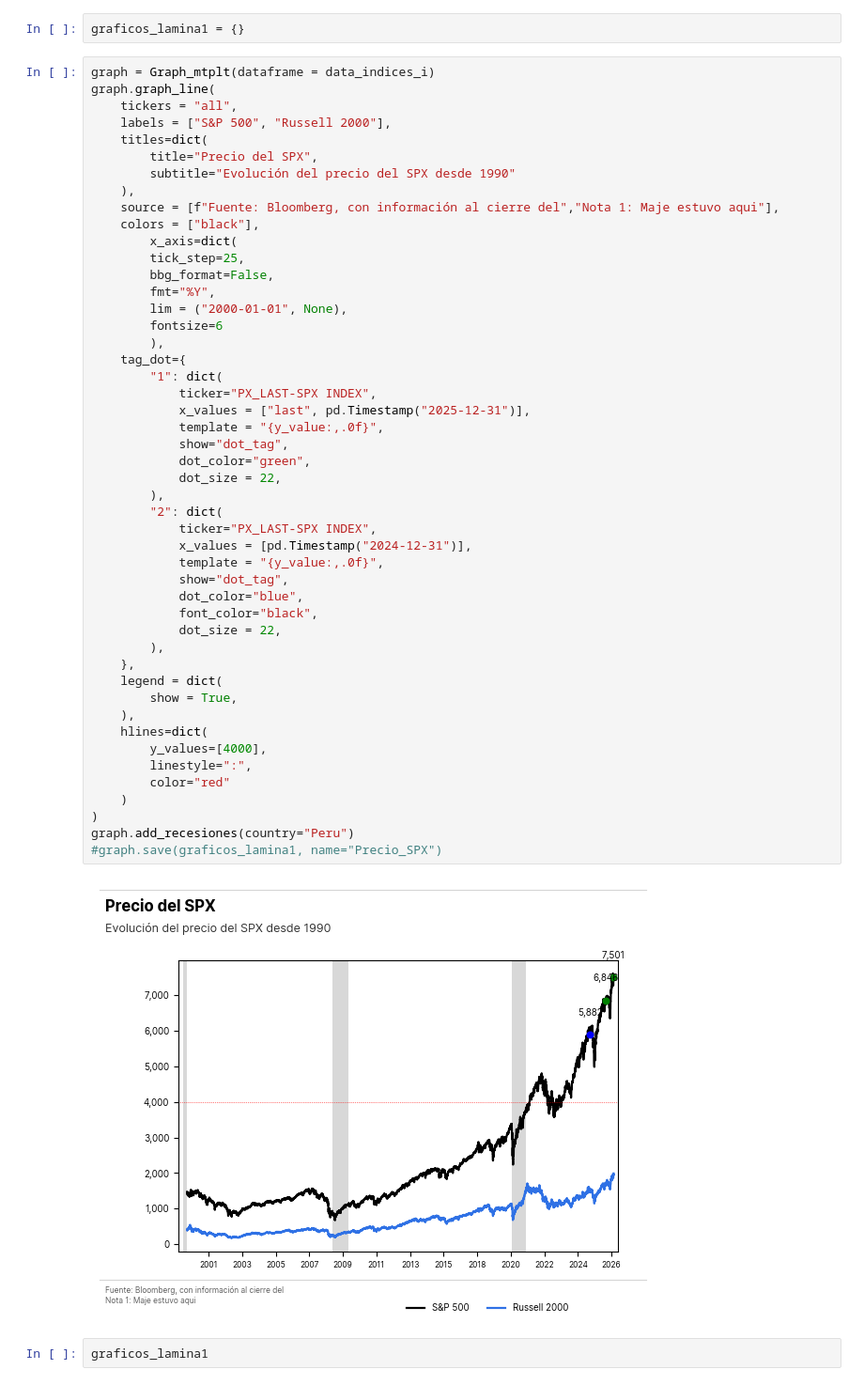
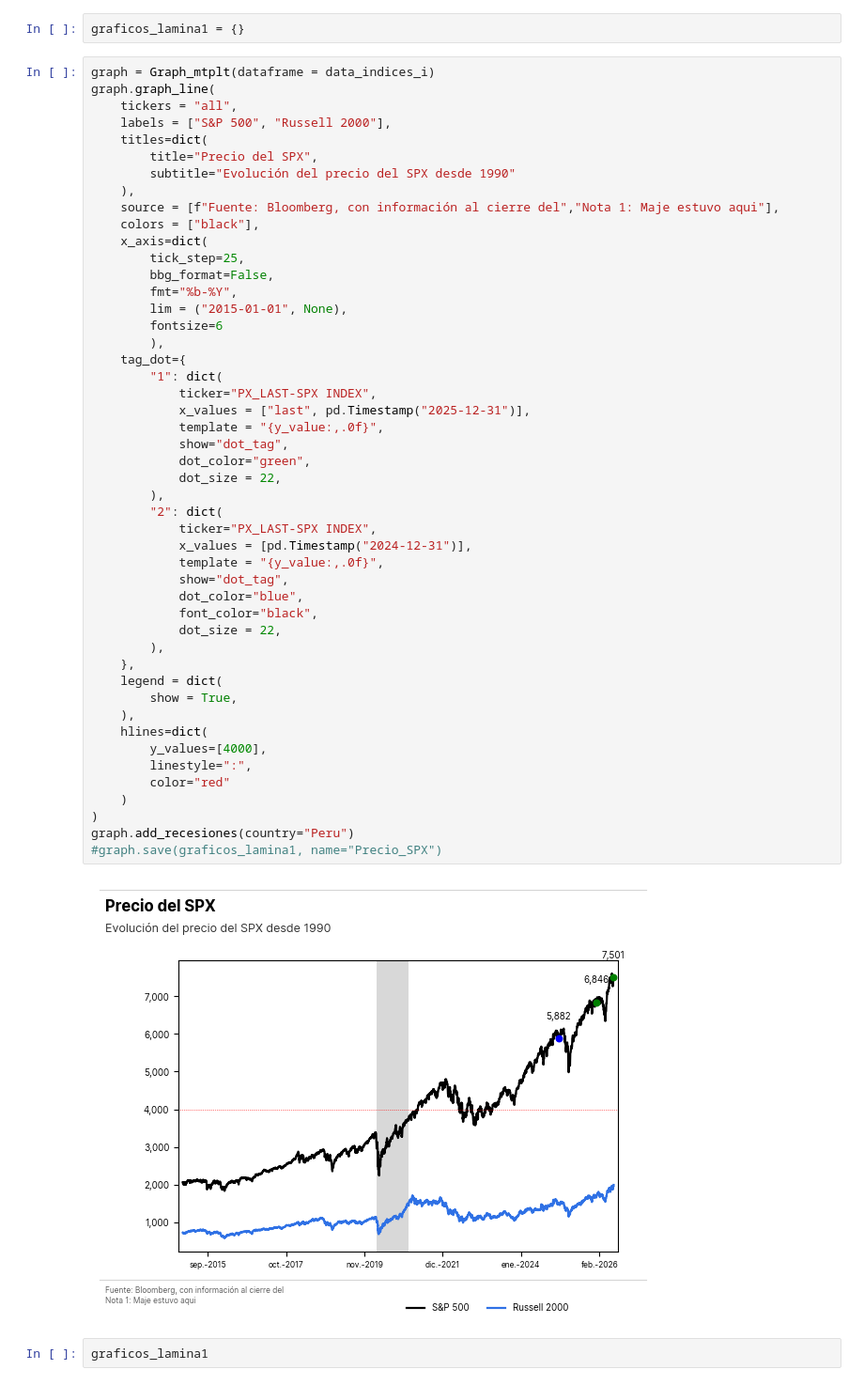
Before and after one commit to jc-ocampob/helpers_ps, a Jupyter notebook: Pruebas.ipynb, the cells around one changed output. Shown at 94% size. Saved outputs shown, nothing was run; the diff lists cells and outputs as text.

```diff
--- a/Pruebas.ipynb
+++ b/Pruebas.ipynb
@@ -99,45 +99,45 @@ graph.graph_line(
     ),
     source = [f"Fuente: Bloomberg, con información al cierre del","Nota 1: Maje estuvo aqui"],
     colors = ["black"],
-        x_axis=dict(
+    x_axis=dict(
         tick_step=25,
         bbg_format=False,
-        fmt="%Y",
-        lim = ("2000-01-01", None),
+        fmt="%b-%Y",
+        lim = ("2015-01-01", None),
         fontsize=6
         ),
     tag_dot={
         "1": dict(
             ticker="PX_LAST-SPX INDEX",
             x_values = ["last", pd.Timestamp("2025-12-31")],
             template = "{y_value:,.0f}",
             show="dot_tag",
             dot_color="green",
             dot_size = 22,
         ),
         "2": dict(
             ticker="PX_LAST-SPX INDEX",
             x_values = [pd.Timestamp("2024-12-31")],
             template = "{y_value:,.0f}",
             show="dot_tag",
             dot_color="blue",
             font_color="black",
             dot_size = 22,
         ),
     },
     legend = dict(
         show = True,
     ),
     hlines=dict(
         y_values=[4000],
         linestyle=":",
         color="red"
     )
 )
 graph.add_recesiones(country="Peru")
 #graph.save(graficos_lamina1, name="Precio_SPX")
 # %% [output]
-[figure, old version]
+[figure, new version]
 # %%
 graficos_lamina1
 # %% [output]
```
Also changed, not shown: 2 other files.
